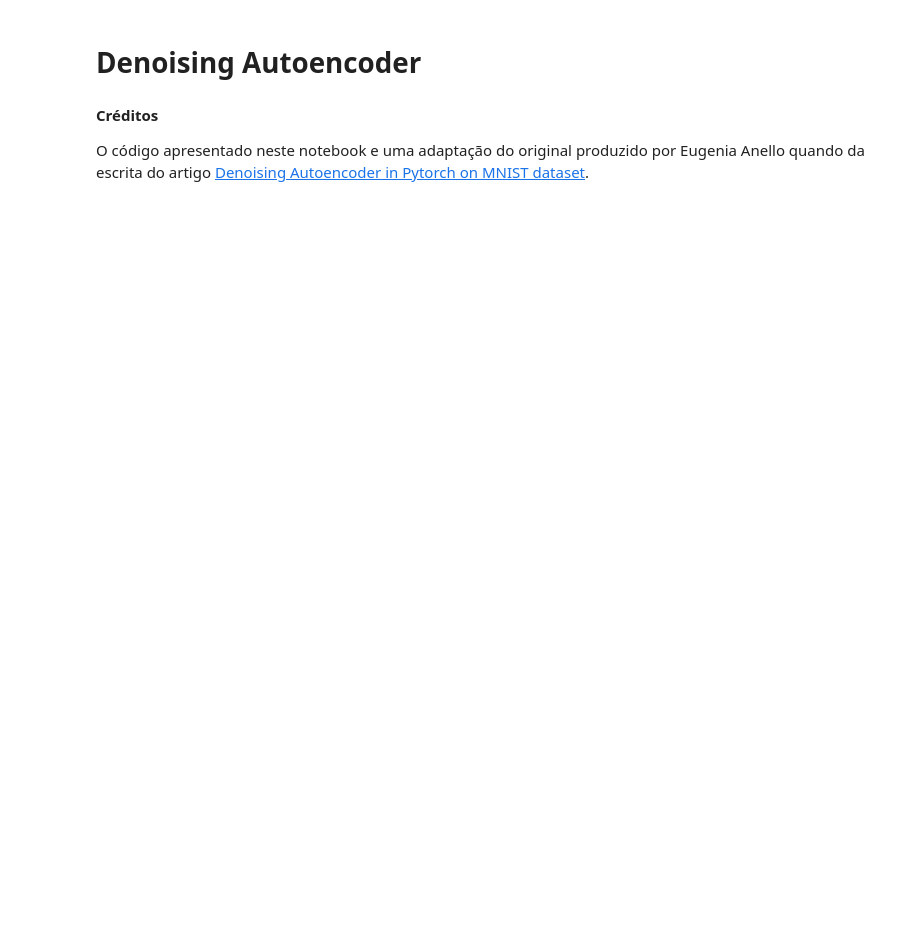
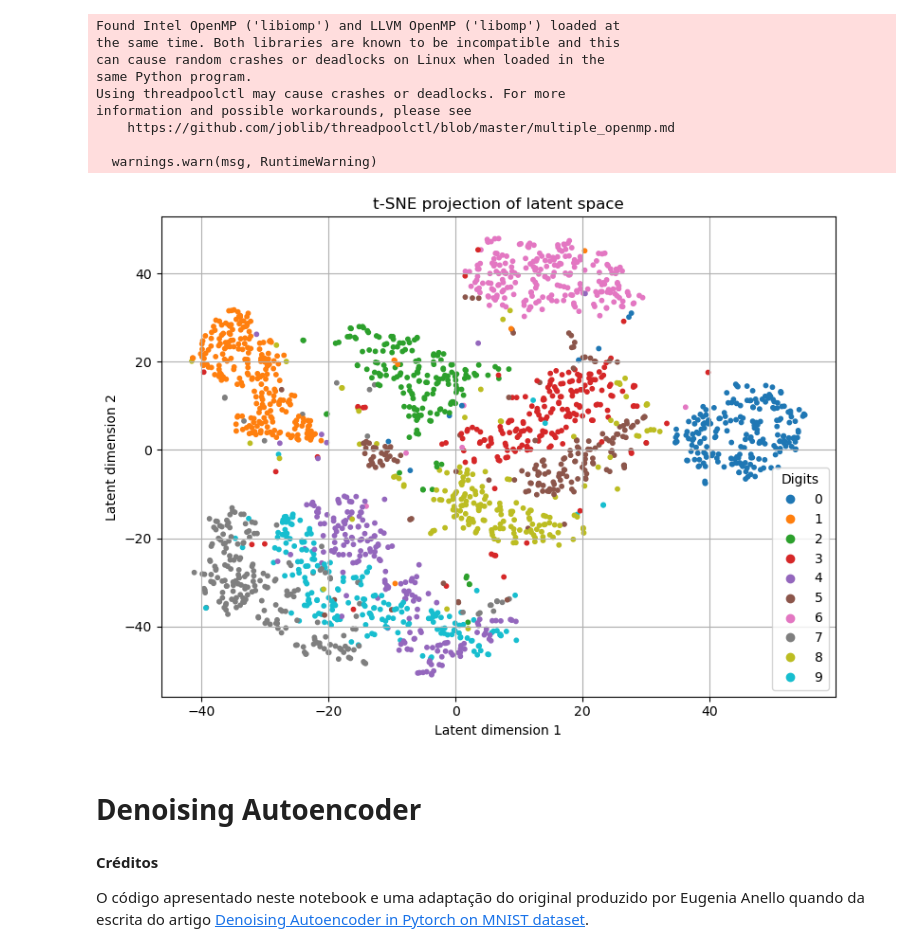
Before and after one commit to AILAB-CEFET-RJ/cic1205, a Jupyter notebook: notebooks/DL/DL08-autoencoders.ipynb, the cells around one changed output. Drawn from its saved outputs; the diff is of its cells as text; code cells hidden in the pictures; blank space fills up the shorter version.

```diff
--- a/notebooks/DL/DL08-autoencoders.ipynb
+++ b/notebooks/DL/DL08-autoencoders.ipynb
@@ -1,3 +182,51 @@
+# %%
+from sklearn.manifold import TSNE
+
+def visualize_latent_space(model, data_loader, n_samples=2000):
+    model.eval()
+    latents = []
+    labels = []
+
+    with torch.no_grad():
+        for imgs, lbls in data_loader:
+            imgs = imgs.to(device)
+            z = model.encoder(imgs)
+            latents.append(z.cpu())
+            labels.append(lbls)
+            if len(torch.cat(latents)) > n_samples:
+                break
+
+    latents = torch.cat(latents)[:n_samples]
+    labels = torch.cat(labels)[:n_samples]
+
+    # Reduce to 2D with t-SNE
+    tsne = TSNE(n_components=2, init='pca', learning_rate='auto', random_state=42)
+    latents_2d = tsne.fit_transform(latents)
+
+    # Plot
+    plt.figure(figsize=(8, 6))
+    scatter = plt.scatter(latents_2d[:, 0], latents_2d[:, 1], c=labels, cmap='tab10', s=10)
+    plt.legend(*scatter.legend_elements(), title="Digits", loc="best")
+    plt.title("t-SNE projection of latent space")
+    plt.xlabel("Latent dimension 1")
+    plt.ylabel("Latent dimension 2")
+    plt.grid(True)
+    plt.tight_layout()
+    plt.show()
+
+# Call the function on training data
+visualize_latent_space(model, train_loader)
+# %% [output]
+Found Intel OpenMP ('libiomp') and LLVM OpenMP ('libomp') loaded at
+the same time. Both libraries are known to be incompatible and this
+can cause random crashes or deadlocks on Linux when loaded in the
+same Python program.
+Using threadpoolctl may cause crashes or deadlocks. For more
+information and possible workarounds, please see
+    https://github.com/joblib/threadpoolctl/blob/master/multiple_openmp.md
+
+  warnings.warn(msg, RuntimeWarning)
+[figure, added]
 # %% [markdown]
 # Denoising Autoencoder
 # %% [markdown]
```
Also changed, not shown: parts of 10 cells of this notebook, 1 other file.
